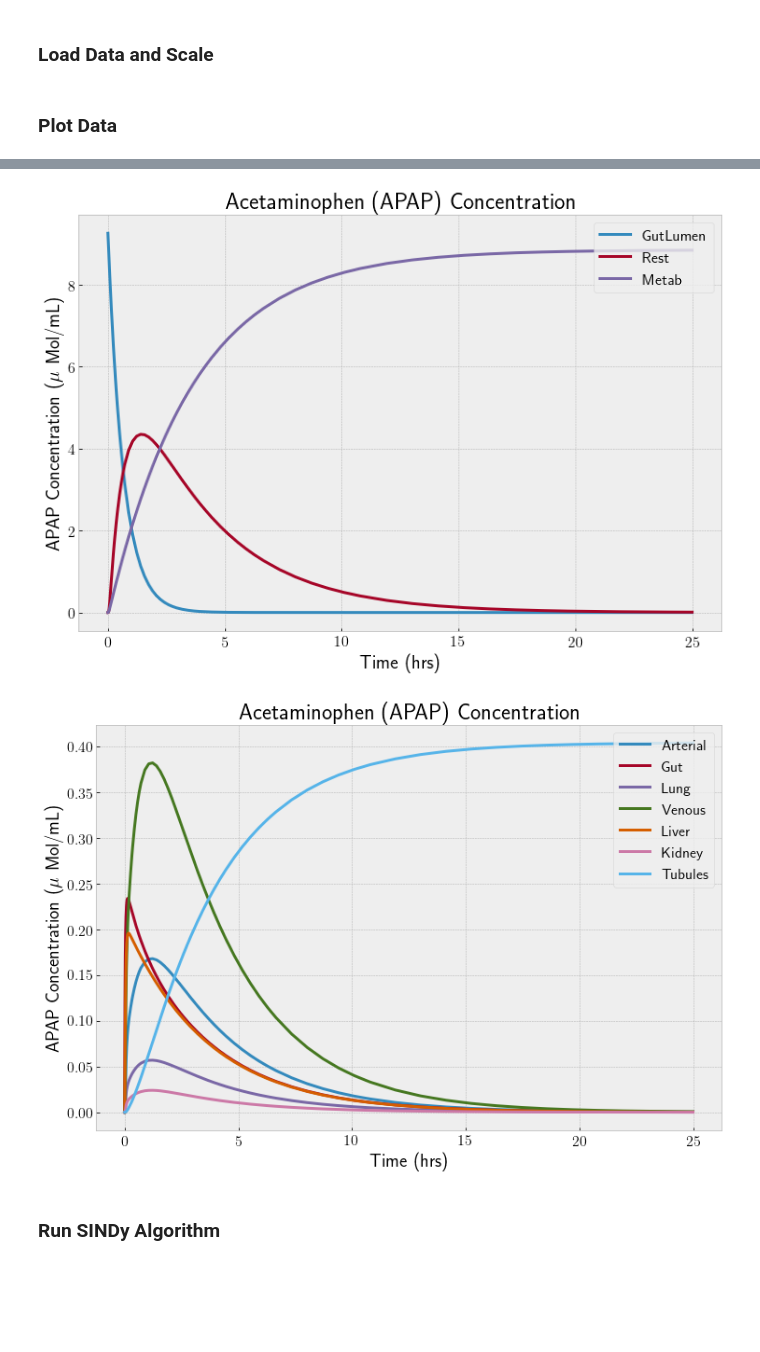
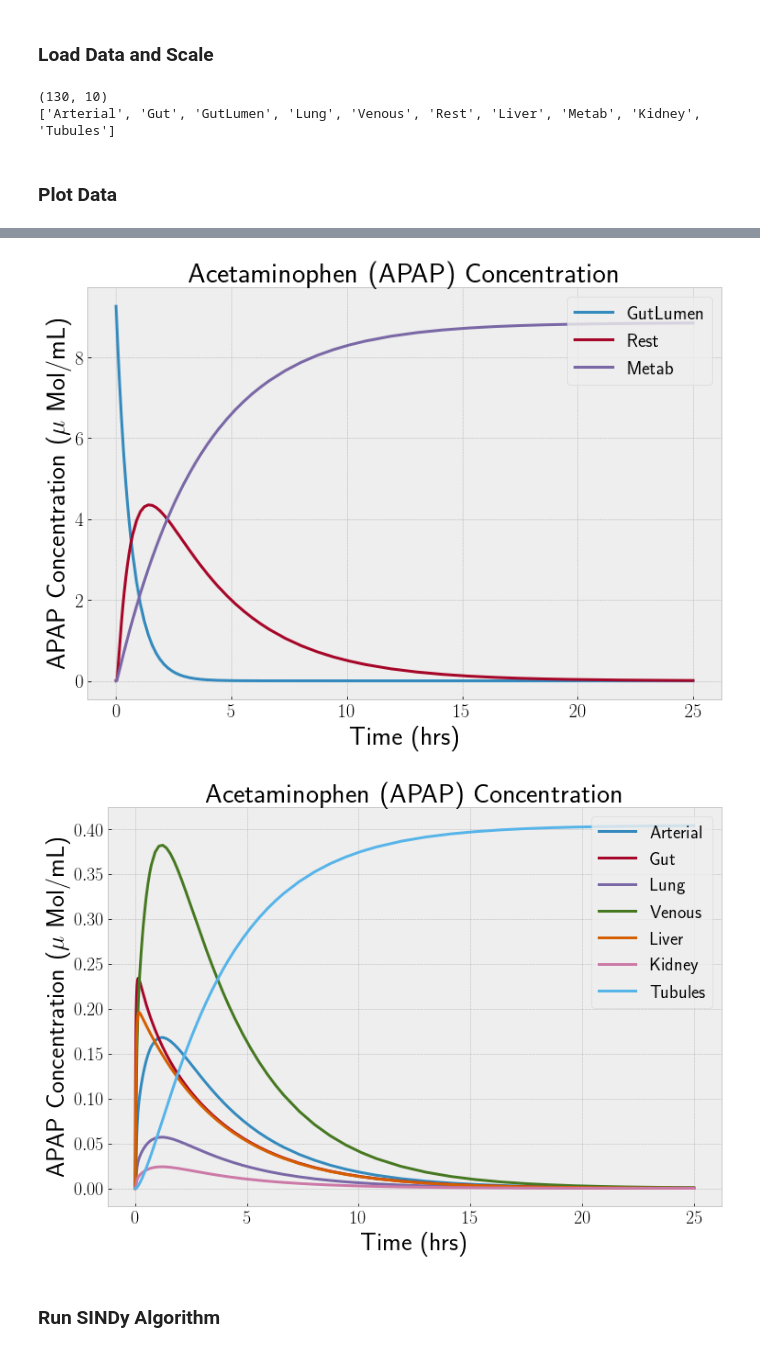
Before and after one commit to johnhainline/sparsedynamics, a Jupyter notebook: python_implementation/simbio-model.ipynb, the cells around one changed output, grey strips where cells are left out. Drawn from its saved outputs; the diff is of its cells as text; code cells hidden in the pictures; blank space fills up the shorter version.

```diff
--- a/python_implementation/simbio-model.ipynb
+++ b/python_implementation/simbio-model.ipynb
@@ -13,7 +13,7 @@ from utility_functions import sparsifyDynamics, poolData
 # %%
 # load saved data from .mat file
 data = sio.loadmat('../models/data/REFSIM-25hr.mat', chars_as_strings=1)
-t = data['t']
+t = data['t'].squeeze()
 x = data['x']
 names = data['names']
 names = np.array([str(''.join(letter)) for letter_array in names for letter in letter_array])
@@ -27,6 +27,12 @@ names = ['Arterial', 'Gut', 'GutLumen', 'Lung', 'Venous', 'Rest', 'Liver', 'Meta
 
 # scale all data from Mols/L to milliMols/L (which equals microMol/mL)
 x *= 1000
+
+print(x.shape)
+print(names)
+# %% [output]
+(130, 10)
+['Arterial', 'Gut', 'GutLumen', 'Lung', 'Venous', 'Rest', 'Liver', 'Metab', 'Kidney', 'Tubules']
 # %% [markdown]
 ### Plot Data
 # %%
@@ -36,12 +42,12 @@ x *= 1000
 plt.style.use('bmh')
 # plt.style.use('seaborn-dark')
 # print(plt.style.available)
-plt.rcParams['font.size'] = 22
-plt.rcParams['legend.fontsize'] = 16
-plt.rcParams['xtick.labelsize'] = 16
-plt.rcParams['ytick.labelsize'] = 16
-plt.rcParams['axes.titlesize'] = 24
-plt.rcParams['axes.labelsize'] = 20
+plt.rcParams['font.size'] = 26
+plt.rcParams['legend.fontsize'] = 20
+plt.rcParams['xtick.labelsize'] = 20
+plt.rcParams['ytick.labelsize'] = 20
+plt.rcParams['axes.titlesize'] = 30
+plt.rcParams['axes.labelsize'] = 28
 plt.rcParams['lines.linewidth'] = 3
 plt.rcParams['lines.markersize'] = 10
 plt.rcParams['text.usetex'] = True
@@ -95,5 +101,5 @@ plt.show()
-[figure, old version]
+[figure, new version]
-[figure, old version]
+[figure, new version]
 # %% [markdown]
 ### Run SINDy Algorithm
 # %%
```
Also changed, not shown: parts of 17 cells of this notebook, 27 other files.
